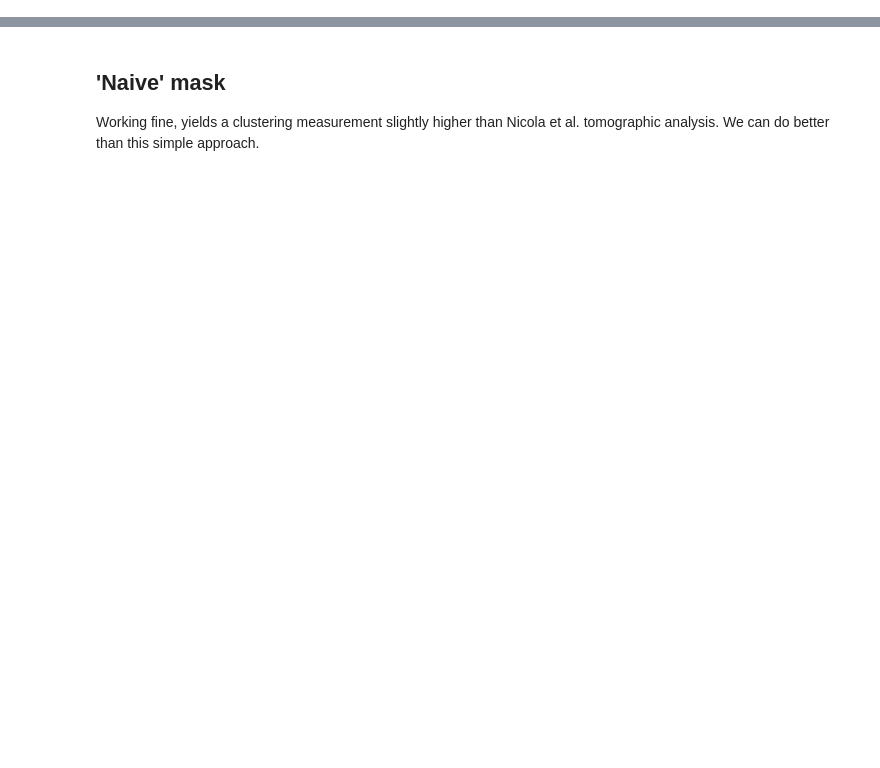
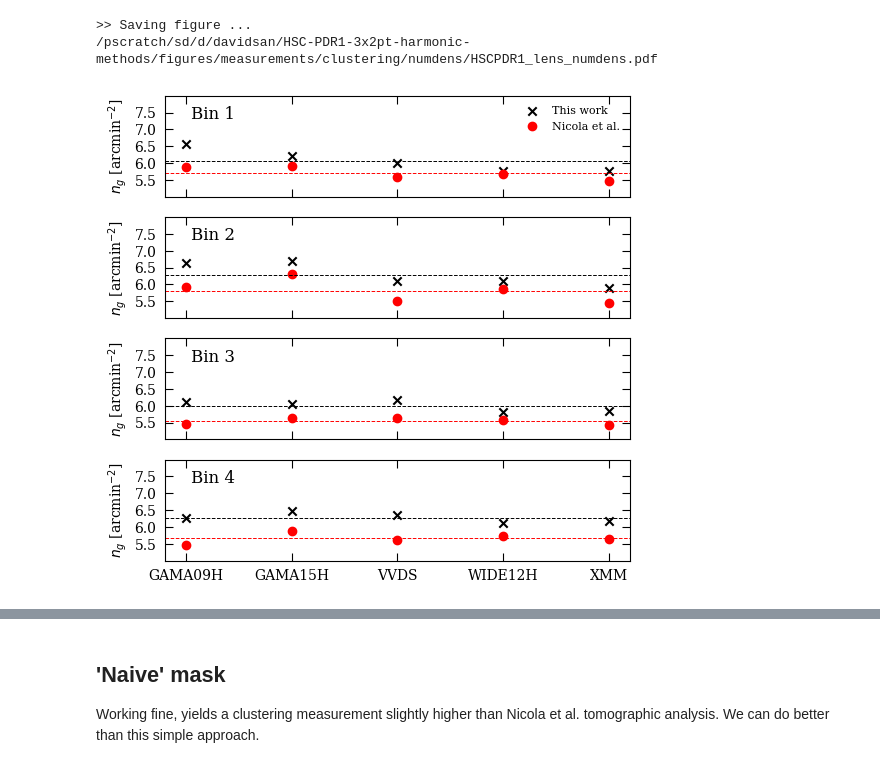
Before and after one commit to davsan06/HSC-PDR1-3x2pt-harmonic-methods, a Jupyter notebook: analysis/NBMask.ipynb, the cells around one changed output, grey strips where cells are left out. Saved outputs shown, nothing was run; the diff lists cells and outputs as text; code cells hidden in the pictures; blank space fills up the shorter version.

```diff
--- a/analysis/NBMask.ipynb
+++ b/analysis/NBMask.ipynb
@@ -15,0 +20,79 @@ path_save = '/pscratch/sd/d/davidsan/HSC-PDR1-3x2pt-harmonic-methods/data/mask/'
+# %%
+# Reading data points directly from the figure
+# using plotdigitizer
+# Order of the fields GAMA09, GAMA15H, VVDS, WIDE12H, XMM
+numdens_bin1 = np.array([5.891304347826087, 5.909420289855072, 5.594202898550725, 5.677536231884058, 5.47463768115942])
+numdens_bin2 = np.array([5.916666666666667, 6.303571428571429, 5.494047619047619, 5.851190476190476, 5.440476190476191])
+numdens_bin3 = np.array([5.464788732394366, 5.637323943661972, 5.644366197183099, 5.559859154929578, 5.422535211267606])
+numdens_bin4 = np.array([5.4753086419753085, 5.882716049382716, 5.611111111111111, 5.7407407407407405, 5.648148148148148])
+
+numdens_nicola = np.array([numdens_bin1, numdens_bin2, numdens_bin3, numdens_bin4])
+# %%
+# Pathsave
+path_save = '/pscratch/sd/d/davidsan/HSC-PDR1-3x2pt-harmonic-methods/figures/measurements/clustering/numdens'
+
+# Initialize figure with 4 rows and 1 column with a height ratio of 1:1:1:1
+fig, axs = plt.subplots(4, 1, figsize=(6, 6), sharex=True, gridspec_kw={'height_ratios': [1, 1, 1, 1]})
+
+# We need x-axis to be the name of the fields
+x = ['GAMA09H', 'GAMA15H', 'VVDS', 'WIDE12H', 'XMM']
+
+label_list = ['gama09h', 'gama15h', 'vvds', 'wide12h', 'xmm']
+lens_bins = 4
+
+for i in np.arange(lens_bins):
+    # Show on the top right corner the number of the bin
+    axs[i].text(0.15, 0.9, f'Bin {i+1}', horizontalalignment='right', verticalalignment='top', transform=axs[i].transAxes, fontsize=12)
+    # Set y-axis limits from 5.5 to 7.5
+    axs[i].set_ylim(5.0, 8.0)
+    # Set y-axis label to number of galaxies in arcmin squared
+    axs[i].set_ylabel('$n_g$ [arcmin$^{-2}$]', fontsize=10)
+    # Show y-ticks in steps of 0.5
+    axs[i].set_yticks(np.arange(5.5, 8, 0.5))
+    # Reduce the size of the y-tick labels
+    axs[i].tick_params(axis='y', labelsize=10)
+    # Set x-axis ticks to the name of the fields
+    axs[i].set_xticks(np.arange(len(x)))
+    axs[i].set_xticklabels(x, fontsize=10)
+    # Initialize an empty array to store the density from all fields at a given redshift bin
+    density = np.array([])
+    # Read Nicola et al. number density for the given z-bin
+    density_nicola = numdens_nicola[i]
+    for field_ind, label in enumerate(label_list):
+        # print(label)
+        fname = f'/pscratch/sd/d/davidsan/txpipe-reanalysis/hsc/outputs/outputs_{label}/clustering_HSCPDR1_SNRimagmask_24102023/tracer_metadata.hdf5'
+        # Read hdf5 file
+        f = h5py.File(fname, 'r')
+        # Extract tracers > lens_density
+        lens_density = np.array(f['tracers']['lens_density'])
+        # print(lens_density[i])
+        # Plot as a cross the lens density of the given field
+        thiswork = axs[i].scatter(field_ind, lens_density[i], marker='x', color='k')
+        # Save the density of the given field
+        density = np.append(density, lens_density[i])
+    # Compute the mean density of all fields at a given redshift bin
+    mean_density = np.mean(density)
+    # Plot the mean density as a horizontal dashed line
+    axs[i].axhline(mean_density, linestyle='--', linewidth=0.7,color='k')
+    # Scatter plot Nicola et al. number density
+    nicola = axs[i].scatter(np.arange(len(density_nicola)), density_nicola, marker='o', color='r')
+    # Compute the mean density of Nicola et al. number density
+    mean_density_nicola = np.mean(density_nicola)
+    # Plot the mean density of Nicola et al. as a horizontal dashed line
+    axs[i].axhline(mean_density_nicola, linestyle='--', linewidth=0.7,color='r')
+    # Add custom legend where black crosses is "This work" and red circles are "Nicola et al." with no frame in the first subplot
+    if i == 0:
+        axs[i].legend([thiswork,nicola],['This work', 'Nicola et al.'], fontsize=8, frameon=False)
+
+# Savefigure
+print(">> Saving figure ...")
+print(f'{path_save}/HSCPDR1_lens_numdens.pdf')
+plt.savefig(f'{path_save}/HSCPDR1_lens_numdens.pdf', dpi=300, bbox_inches='tight')
+
+
+plt.show()
+plt.close()
+# %% [output]
+>> Saving figure ...
+/pscratch/sd/d/davidsan/HSC-PDR1-3x2pt-harmonic-methods/figures/measurements/clustering/numdens/HSCPDR1_lens_numdens.pdf
+[figure, added]
```
Also changed, not shown: parts of 11 cells of this notebook.
